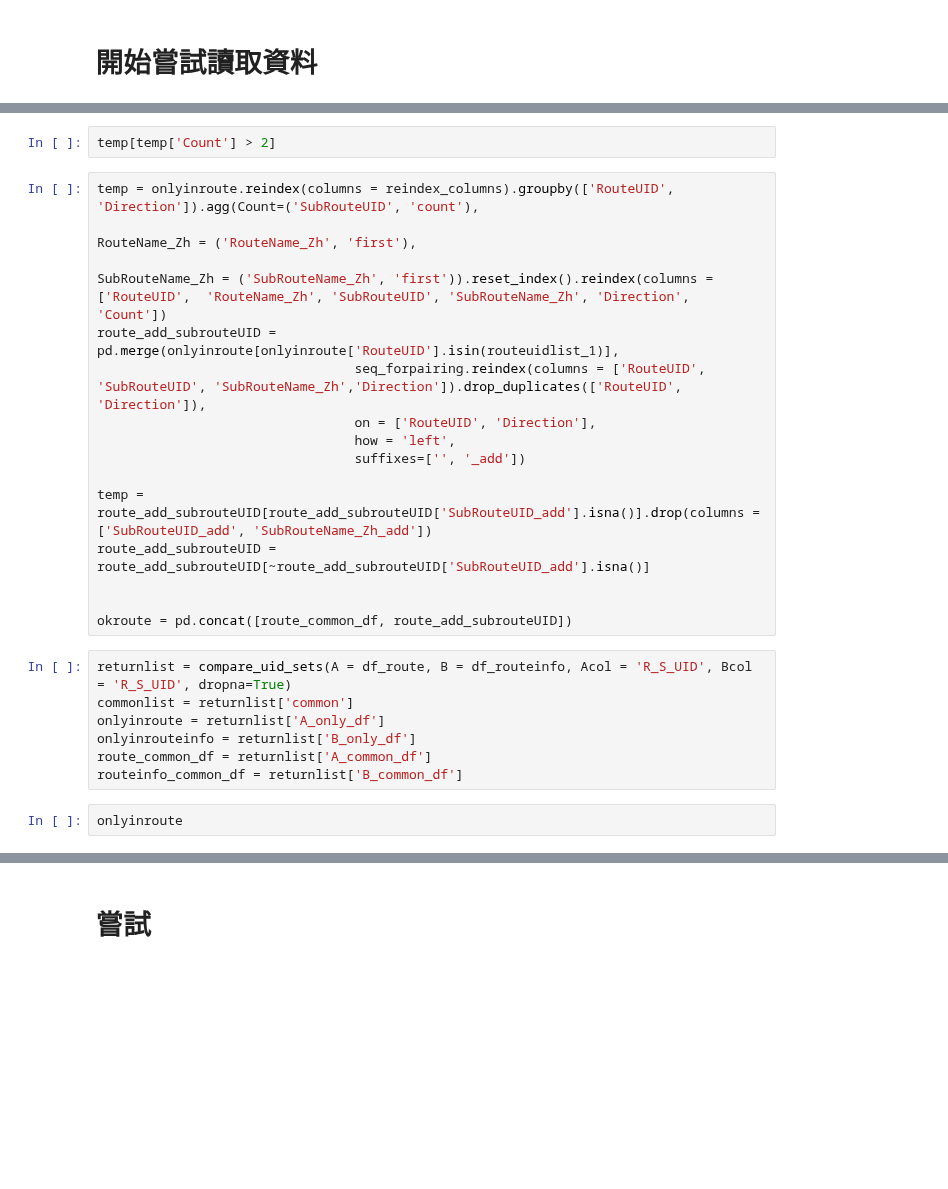
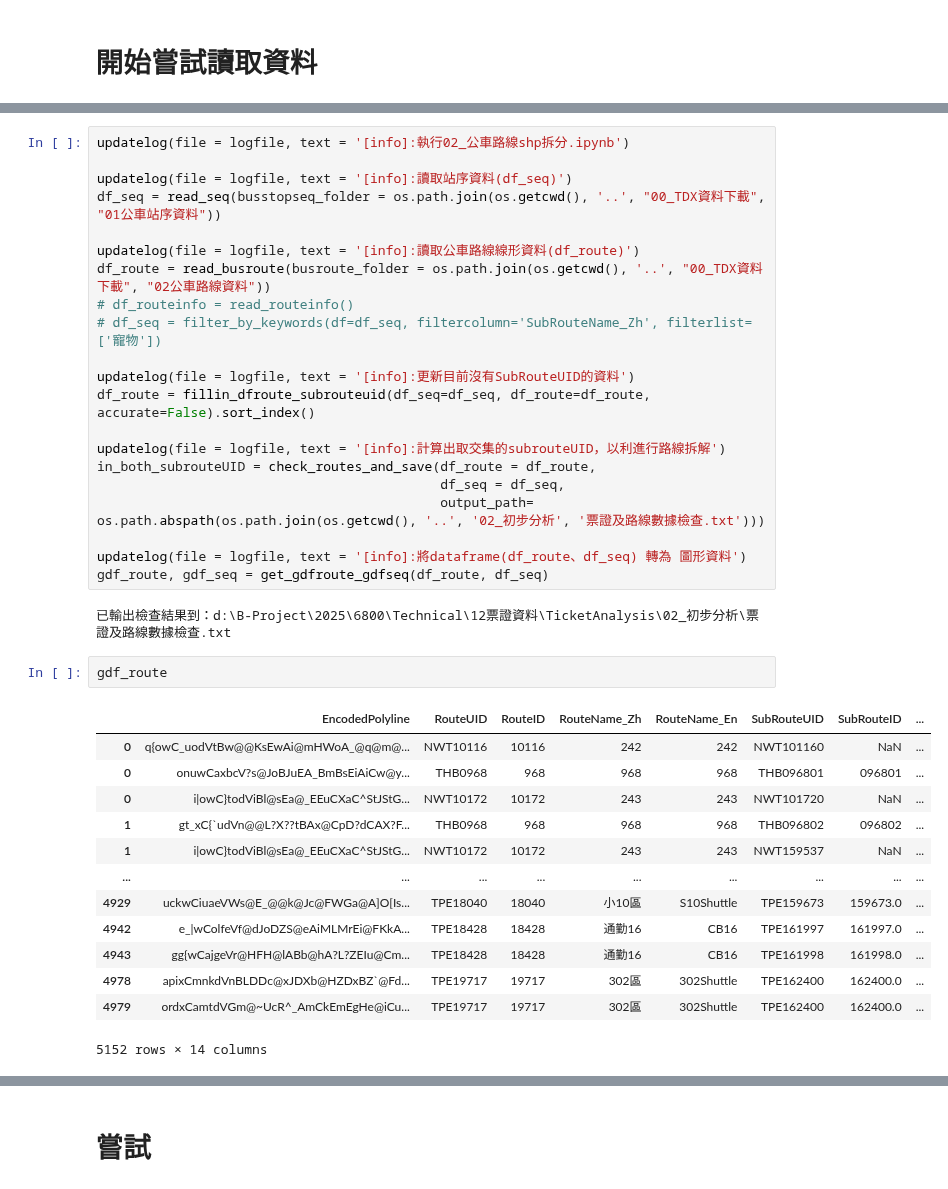
Before and after one commit to KaiChiehKJ/THI-6800-BusTicket, a Jupyter notebook: 02_公車路線shp拆分.ipynb, the cells around one changed output, grey strips where cells are left out. Cells and saved outputs as stored; diff of their text form; blank space fills up the shorter version.

Commit message:
fix:加入log 但是發現fillin_dfroute_subrouteuid 會有複數的SubRouteUID 需要待釐清

```diff
--- a/02_公車路線shp拆分.ipynb
+++ b/02_公車路線shp拆分.ipynb
@@ -592,26 +610,39 @@ df_seq[df_seq['RouteUID'] == 'TPE10932']
-# %%
-temp[temp['Count'] > 2]
-# %%
-temp = onlyinroute.reindex(columns = reindex_columns).groupby(['RouteUID', 'Direction']).agg(Count=('SubRouteUID', 'count'),
-                                                                                               RouteName_Zh = ('RouteName_Zh', 'first'),
-                                                                                               SubRouteName_Zh = ('SubRouteName_Zh', 'first')).reset_index().reindex(columns = ['RouteUID',  'RouteName_Zh', 'SubRouteUID', 'SubRouteName_Zh', 'Direction', 'Count'])
-route_add_subrouteUID = pd.merge(onlyinroute[onlyinroute['RouteUID'].isin(routeuidlist_1)],
-                                 seq_forpairing.reindex(columns = ['RouteUID', 'SubRouteUID', 'SubRouteName_Zh','Direction']).drop_duplicates(['RouteUID', 'Direction']),
-                                 on = ['RouteUID', 'Direction'],
-                                 how = 'left',
-                                 suffixes=['', '_add'])
-
-temp = route_add_subrouteUID[route_add_subrouteUID['SubRouteUID_add'].isna()].drop(columns = ['SubRouteUID_add', 'SubRouteName_Zh_add'])
-route_add_subrouteUID = route_add_subrouteUID[~route_add_subrouteUID['SubRouteUID_add'].isna()]
-
-
-okroute = pd.concat([route_common_df, route_add_subrouteUID])
-# %%
-returnlist = compare_uid_sets(A = df_route, B = df_routeinfo, Acol = 'R_S_UID', Bcol = 'R_S_UID', dropna=True)
-commonlist = returnlist['common']
-onlyinroute = returnlist['A_only_df']
-onlyinrouteinfo = returnlist['B_only_df']
-route_common_df = returnlist['A_common_df']
-routeinfo_common_df = returnlist['B_common_df']
-# %%
-onlyinroute
+# %%
+updatelog(file = logfile, text = '[info]:執行02_公車路線shp拆分.ipynb')
+
+updatelog(file = logfile, text = '[info]:讀取站序資料(df_seq)')
+df_seq = read_seq(busstopseq_folder = os.path.join(os.getcwd(), '..', "00_TDX資料下載", "01公車站序資料"))
+
+updatelog(file = logfile, text = '[info]:讀取公車路線線形資料(df_route)')
+df_route = read_busroute(busroute_folder = os.path.join(os.getcwd(), '..', "00_TDX資料下載", "02公車路線資料"))
+# df_routeinfo = read_routeinfo()
+# df_seq = filter_by_keywords(df=df_seq, filtercolumn='SubRouteName_Zh', filterlist=['寵物'])
+
+updatelog(file = logfile, text = '[info]:更新目前沒有SubRouteUID的資料')
+df_route = fillin_dfroute_subrouteuid(df_seq=df_seq, df_route=df_route, accurate=False).sort_index()
+
+updatelog(file = logfile, text = '[info]:計算出取交集的subrouteUID，以利進行路線拆解')
+in_both_subrouteUID = check_routes_and_save(df_route = df_route,
+                                            df_seq = df_seq,
+                                            output_path= os.path.abspath(os.path.join(os.getcwd(), '..', '02_初步分析', '票證及路線數據檢查.txt')))
+
+updatelog(file = logfile, text = '[info]:將dataframe(df_route、df_seq) 轉為 圖形資料')
+gdf_route, gdf_seq = get_gdfroute_gdfseq(df_route, df_seq)
+# %% [output]
+已輸出檢查結果到：d:\B-Project\2025\6800\Technical\12票證資料\TicketAnalysis\02_初步分析\票證及路線數據檢查.txt
+# %%
+gdf_route
+# %% [output]
+|  | EncodedPolyline | RouteUID | RouteID | RouteName_Zh | RouteName_En | SubRouteUID | SubRouteID | ... |
+| 0 | q{owC_uodVtBw@@KsEwAi@mHWoA_@q@m@... | NWT10116 | 10116 | 242 | 242 | NWT101160 | NaN | ... |
+| 0 | onuwCaxbcV?s@JoBJuEA_BmBsEiAiCw@y... | THB0968 | 968 | 968 | 968 | THB096801 | 096801 | ... |
+| 0 | i|owC}todViBl@sEa@_EEuCXaC^StJStG... | NWT10172 | 10172 | 243 | 243 | NWT101720 | NaN | ... |
+| 1 | gt_xC{`udVn@@L?X??tBAx@CpD?dCAX?F... | THB0968 | 968 | 968 | 968 | THB096802 | 096802 | ... |
+| 1 | i|owC}todViBl@sEa@_EEuCXaC^StJStG... | NWT10172 | 10172 | 243 | 243 | NWT159537 | NaN | ... |
+| ... | ... | ... | ... | ... | ... | ... | ... | ... |
+| 4929 | uckwCiuaeVWs@E_@@k@Jc@FWGa@A]O[Is... | TPE18040 | 18040 | 小10區 | S10Shuttle | TPE159673 | 159673.0 | ... |
+| 4942 | e_|wColfeVf@dJoDZS@eAiMLMrEi@FKkA... | TPE18428 | 18428 | 通勤16 | CB16 | TPE161997 | 161997.0 | ... |
+| 4943 | gg{wCajgeVr@HFH@lABb@hA?L?ZEIu@Cm... | TPE18428 | 18428 | 通勤16 | CB16 | TPE161998 | 161998.0 | ... |
+| 4978 | apixCmnkdVnBLDDc@xJDXb@HZDxBZ`@Fd... | TPE19717 | 19717 | 302區 | 302Shuttle | TPE162400 | 162400.0 | ... |
+| 4979 | ordxCamtdVGm@~UcR^_AmCkEmEgHe@iCu... | TPE19717 | 19717 | 302區 | 302Shuttle | TPE162400 | 162400.0 | ... |
+5152 rows × 14 columns
```
Also changed, not shown: parts of 12 cells of this notebook.
